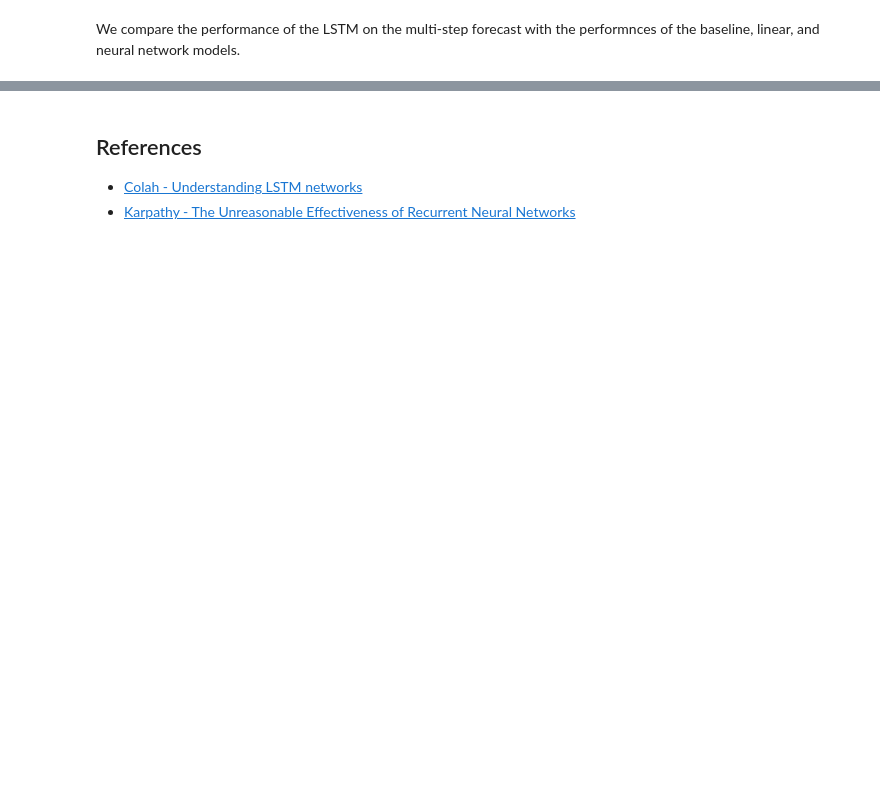
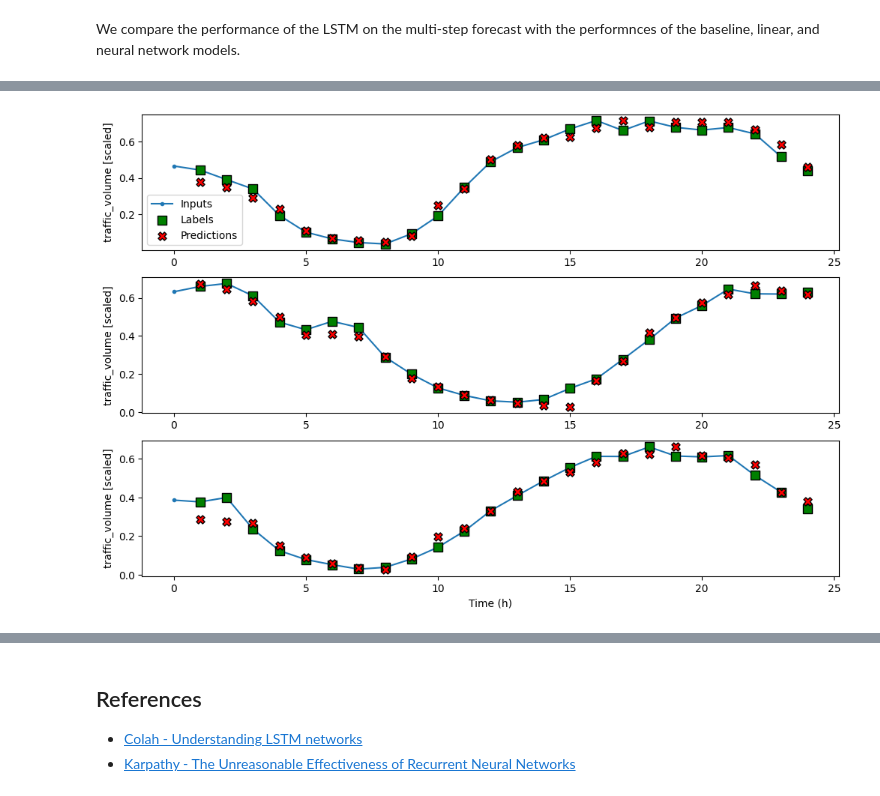
Before and after one commit to luigiselmi/timeseries, a Jupyter notebook: lstm_for_timeseries.ipynb, the cells around one changed output, grey strips where cells are left out. Saved outputs shown, nothing was run; the diff lists cells and outputs as text; code cells hidden in the pictures; blank space fills up the shorter version.

Commit message:
LSTM model for multi-output single-step forecast

```diff
--- a/lstm_for_timeseries.ipynb
+++ b/lstm_for_timeseries.ipynb
@@ -381,0 +383,3 @@ plt.tight_layout()
+# %%
+mo_single_step_window = DataWindow(input_width=1, label_width=1, shift=1, label_columns=['temp','traffic_volume'])
+mo_wide_window = DataWindow(input_width=24, label_width=24, shift=1, label_columns=['temp','traffic_volume'])
@@ -381,0 +388,5 @@ plt.tight_layout()
+# %%
+mo_lstm_model = keras.Sequential([
+    layers.LSTM(32, return_sequences=True),
+    layers.Dense(units = 2)
+])
@@ -381,0 +435,4 @@ plt.tight_layout()
+# %%
+mo_wide_window.plot(mo_lstm_model)
+# %% [output]
+[figure, added]
```
Also changed, not shown: parts of 18 cells of this notebook.
